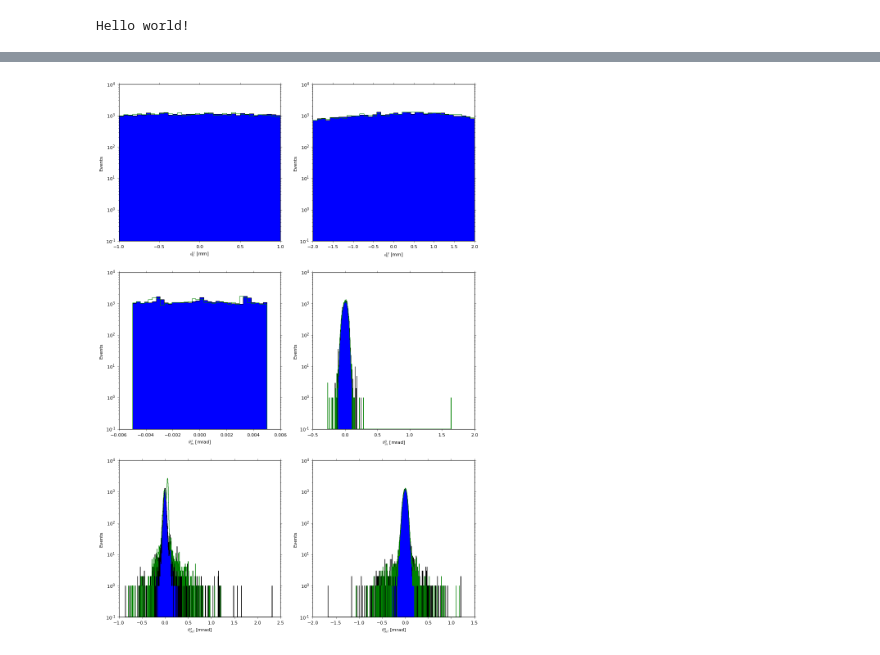
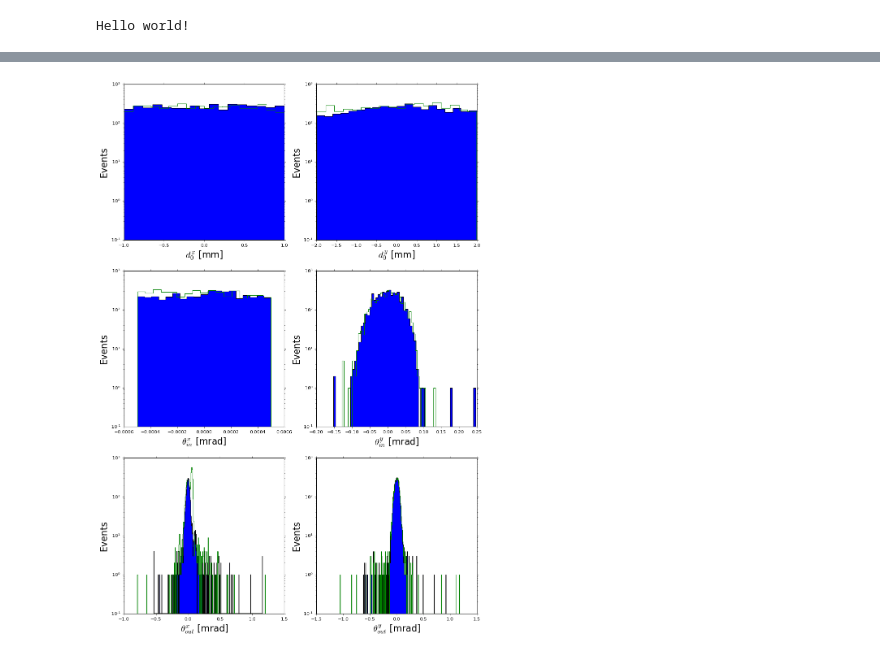
Before and after one commit to collamaf/UA9_22, a Jupyter notebook: analysis/DataAnalysis.ipynb, the cells around one changed output, grey strips where cells are left out. Cells and saved outputs as stored; diff of their text form; code cells hidden in the pictures.

```diff
--- a/analysis/DataAnalysis.ipynb
+++ b/analysis/DataAnalysis.ipynb
@@ -75,3 +148,23 @@ unknown1          0.000000
 unknown2          0.000000
 deltaTheta        0.170884
 Name: 0, dtype: float64
+# %%
+#pass the initial dataset to the one you'll manipulate
+dataset = datasetI
+
+#clean from zeros
+dataset = dataset[dataset.d0_x != 0.0]
+dataset = dataset[dataset.d0_y != 0.0]
+
+#define weights
+dataset["weight"] = 1.
+
+#pass the initial dataset to the one you'll manipulate
+datasetSimu = datasetSimuI
+
+#clean from zeros
+datasetSimu = datasetSimu[datasetSimu.d0_x != 0.0]
+datasetSimu = datasetSimu[datasetSimu.d0_y != 0.0]
+
+#define weights
+datasetSimu["weight"] = 1.
@@ -107,45 +265,45 @@ datasetSimu = datasetSimu[abs(datasetSimu.thetaIn_x)<max_thetaInx]
 # %%
 plt.figure(num=None, figsize=(14, 21), dpi=80, facecolor='w', edgecolor='k')
 
 plt.subplot(3,2,1)
-plt.xlabel(r"$d_0^{x}$ [mm]")
-plt.ylabel("Events")
+plt.xlabel(r"$d_0^{x}$ [mm]",fontsize='20')
+plt.ylabel("Events",fontsize='20')
 plt.hist(datasetSimu["d0_x"],log=True,histtype='stepfilled')
 plt.hist(dataset["d0_x"],log=True,histtype='step', )
 
 plt.subplot(3,2,2)
-plt.xlabel(r"$d_0^{y}$ [mm]")
-plt.ylabel("Events")
+plt.xlabel(r"$d_0^{y}$ [mm]",fontsize='20')
+plt.ylabel("Events",fontsize='20')
 plt.hist(datasetSimu["d0_y"],log=True,histtype='stepfilled')
 plt.hist(dataset["d0_y"],log=True,histtype='step')
 
 plt.subplot(3,2,3)
-plt.xlabel(r"$\theta_{in}^{x}$ [mrad]")
-plt.ylabel("Events")
+plt.xlabel(r"$\theta_{in}^{x}$ [mrad]",fontsize='20')
+plt.ylabel("Events",fontsize='20')
 plt.hist(datasetSimu["thetaIn_x"],log=True,histtype='stepfilled')
 plt.hist(dataset["thetaIn_x"],log=True,histtype='step')
 
 plt.subplot(3,2,4)
-plt.xlabel(r"$\theta_{in}^{y}$ [mrad]")
-plt.ylabel("Events")
+plt.xlabel(r"$\theta_{in}^{y}$ [mrad]",fontsize='20')
+plt.ylabel("Events",fontsize='20')
 plt.hist(datasetSimu["thetaIn_y"],log=True,histtype='stepfilled')
 plt.hist(dataset["thetaIn_y"],log=True,histtype='step')
 
 plt.subplot(3,2,5)
-plt.xlabel(r"$\theta_{out}^{x}$ [mrad]")
-plt.ylabel("Events")
+plt.xlabel(r"$\theta_{out}^{x}$ [mrad]",fontsize='20')
+plt.ylabel("Events",fontsize='20')
 plt.hist(datasetSimu["thetaOut_x"],log=True,histtype='stepfilled')
 plt.hist(dataset["thetaOut_x"],log=True,histtype='step')
 
 plt.subplot(3,2,6)
-plt.xlabel(r"$\theta_{out}^{y}$ [mrad]")
-plt.ylabel("Events")
+plt.xlabel(r"$\theta_{out}^{y}$ [mrad]",fontsize='20')
+plt.ylabel("Events",fontsize='20')
 plt.hist(datasetSimu["thetaOut_y"],log=True,histtype='stepfilled')
 plt.hist(dataset["thetaOut_y"],log=True,histtype='step')
 
 plt.show()
 # %% [output]
-[figure, old version]
+[figure, new version]
 # %%
 
 #plt.figure(num=None, figsize=(8, 8), dpi=80, facecolor='w', edgecolor='k')
```
Also changed, not shown: parts of 14 cells of this notebook, 1 other file.
